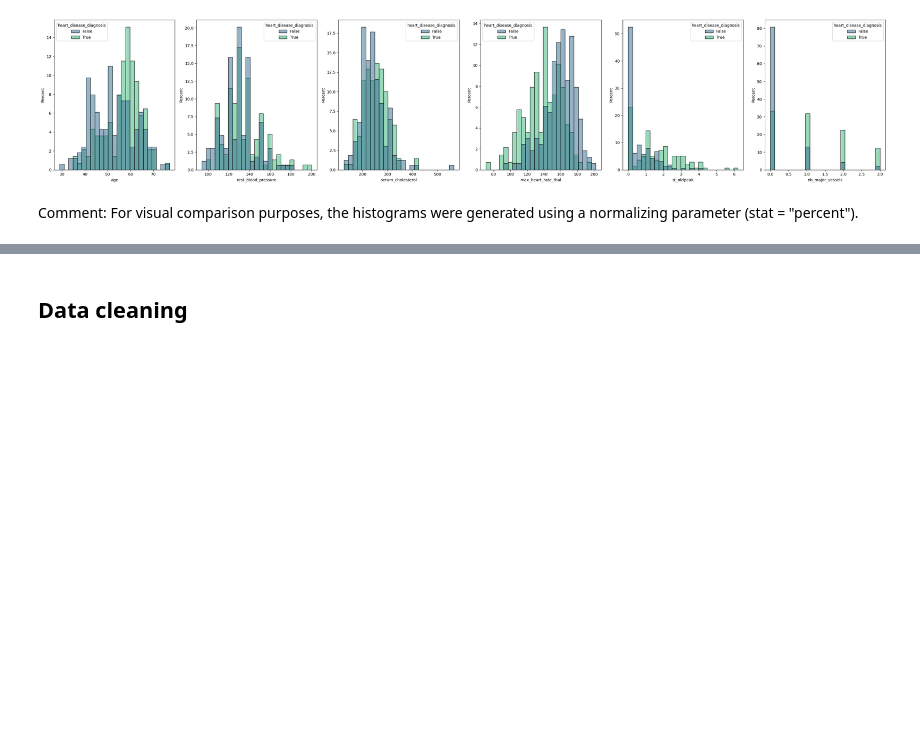
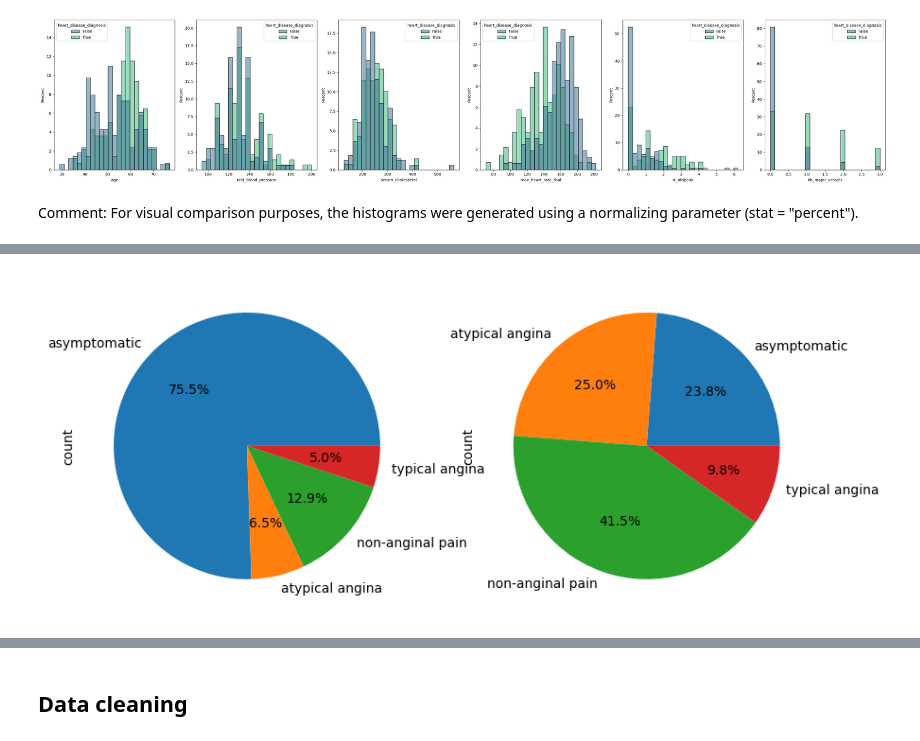
Before and after one commit to paulinedao/heart_disease, a Jupyter notebook: heart_disease.ipynb, the cells around one changed output, grey strips where cells are left out. Drawn from its saved outputs; the diff is of its cells as text; code cells hidden in the pictures; blank space fills up the shorter version.

```diff
--- a/heart_disease.ipynb
+++ b/heart_disease.ipynb
@@ -409,0 +433,19 @@ Text(0.5, 1.0, 'percentage of chest pain in healthy population')
+# %%
+def plot_pie_chart(heart_disease, no_heart_disease):
+    """_summary_
+    plot pie chart for categorical variables
+    Args:
+        data (dataframe): dataset to use for plotting
+    """
+    fig = plt.figure(figsize = (10,10))
+    fig.add_subplot(1,2,1)
+    heart_disease.value_counts().sort_index().plot(kind = 'pie', autopct = '%1.1f%%')
+    fig.add_subplot(1,2,2)
+    no_heart_disease.value_counts().sort_index().plot(kind = 'pie', autopct = '%1.1f%%')
+
+
+plt.show()
+# %%
+plot_pie_chart(heart_disease['chest_pain'], no_heart_disease['chest_pain'])
+# %% [output]
+[figure, added]
```
Also changed, not shown: parts of 6 cells of this notebook.
